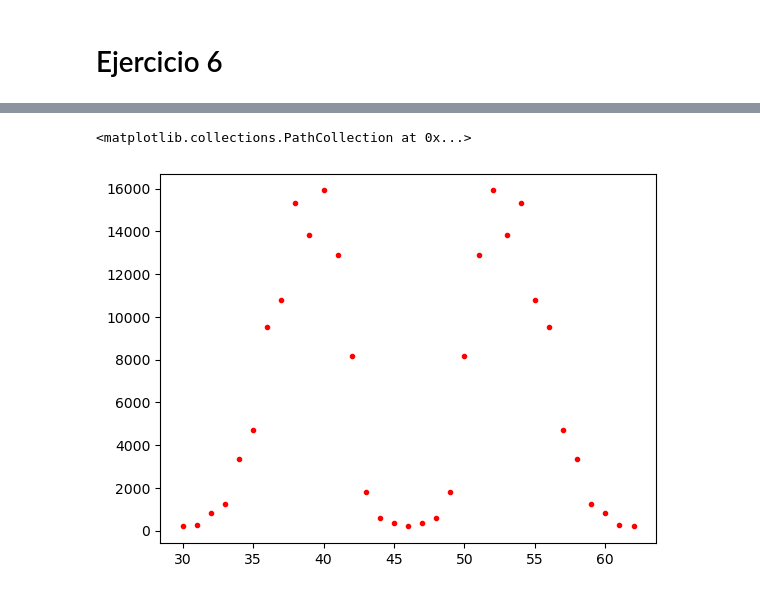
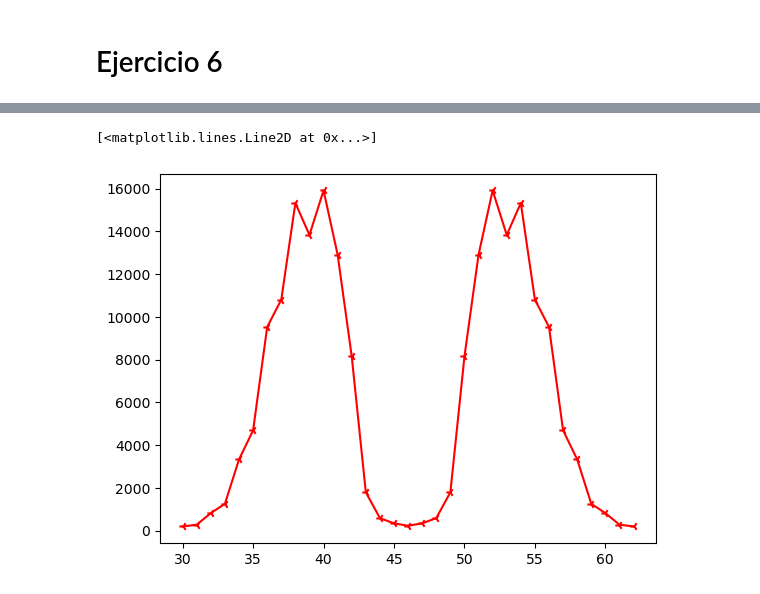
Before and after one commit to Godanitt/USC-Physics-Degree-Notes, a Jupyter notebook: Notes/4-Fisica/Fisica_Nuclear/Cuerpo/Boletin_02/Boletin_02.ipynb, the cells around one changed output, grey strips where cells are left out. Saved outputs shown, nothing was run; the diff lists cells and outputs as text; code cells hidden in the pictures.

```diff
--- a/Notes/4-Fisica/Fisica_Nuclear/Cuerpo/Boletin_02/Boletin_02.ipynb
+++ b/Notes/4-Fisica/Fisica_Nuclear/Cuerpo/Boletin_02/Boletin_02.ipynb
@@ -289,8 +317,23 @@ Z=df["Z"].to_numpy()
 A=df["A"].to_numpy()
 cuentas=df["cuentas"].to_numpy()
 beta=df["beta"].to_numpy()
+
+datos = list(zip(Z, A, cuentas, beta))
+
+# Ordena por el primer elemento de cada par (protones)
+datos.sort()  # ordena por defecto por el primer elemento
+
+# Desempaqueta de nuevo
+Z_or, A_or, cuentas_or, betas_or = zip(*datos)
+
+# Si los quieres como listas
+Z = np.array(list(Z_or))
+A = np.array(list(A_or))
+cuentas = np.array(list(cuentas_or))
+beta = np.array(list(betas_or))
 # %%
-plt.scatter(Z,cuentas,marker=".",color="red")
+plt.scatter(Z,cuentas,marker="3",color="red")
+plt.plot(Z,cuentas,color="red")
 # %% [output]
-<matplotlib.collections.PathCollection at 0x...>
+[<matplotlib.lines.Line2D at 0x...>]
-[figure, old version]
+[figure, new version]
```
Also changed, not shown: parts of 19 cells of this notebook, 7 other files.
